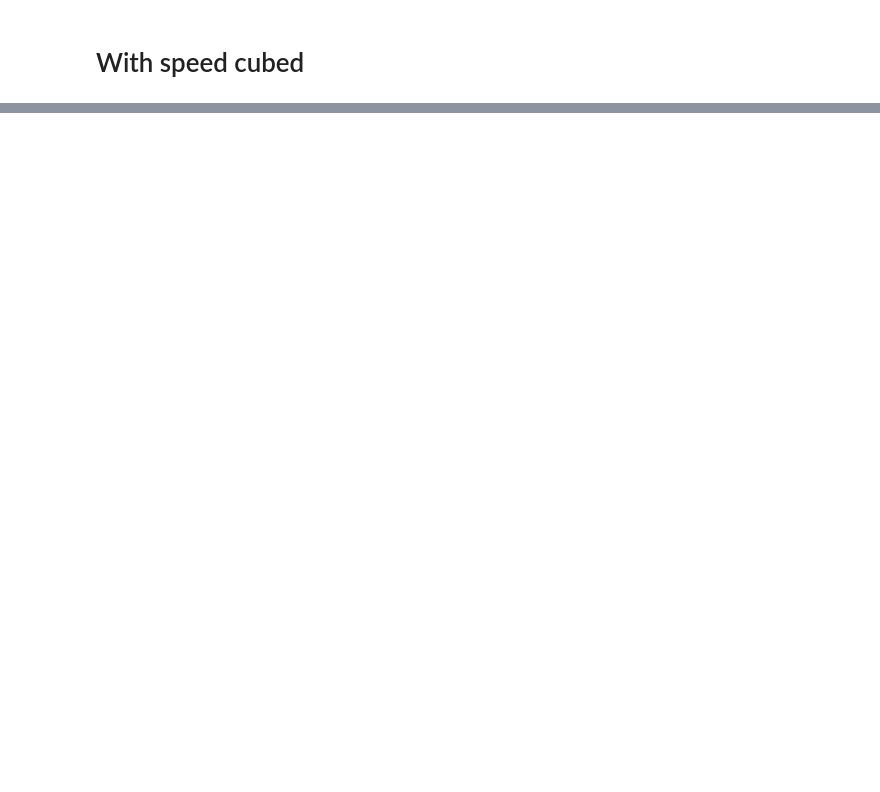
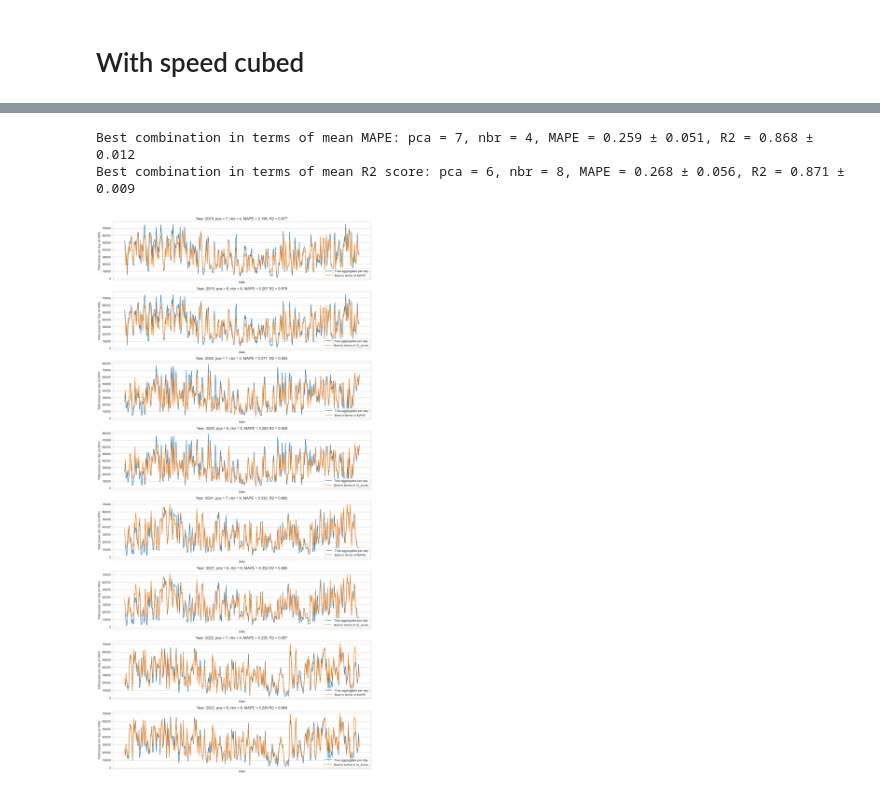
Before and after one commit to AndreaFodor/windPower, a Jupyter notebook: EDA/kNN_cross_validation.ipynb, the cells around one changed output, grey strips where cells are left out. Cells and saved outputs as stored; diff of their text form; code cells hidden in the pictures; blank space fills up the shorter version.

```diff
--- a/EDA/kNN_cross_validation.ipynb
+++ b/EDA/kNN_cross_validation.ipynb
@@ -253,0 +322,24 @@ plt.show()
+# %%
+## For each of the speed row, we modify it to speed cubed multiplied by radius squared
+## We check this because Wind power is theoretically proportional to v^3 and area.
+def multiply_radius_sq(df):
+    new_cols = []
+
+    for i in range(1, 40):
+        spd_col = f'wind_speed_10m_{i}'
+        rad = radius_df[radius_df.labels == i]['radius'].values[0]
+        spd_cubd_rad_sq = (df[spd_col] ** 3)*(rad ** 2)
+
+        new_cols.append(pd.DataFrame({
+            f'{spd_col}_cubd_rad_sq': spd_cubd_rad_sq
+        }))
+
+    # Concatenate all new columns at once
+    df_new = pd.concat([df.drop(columns= [f'wind_speed_10m_{i}' for i in range(1, 40)])] + new_cols, axis=1)
+
+    df_spd_cubd_rad_sq = df_new.copy()  # defragment
+    return df_spd_cubd_rad_sq
+# %%
+df_spd_cubd_rad_sq = multiply_radius_sq(make_direction_to_sin_cos(df))
+# %%
+comb_dic_spd_cubd_rad_sq, preds_comb_spd_cubd_rad_sq, cv_mapes_spd_cubd_rad_sq, cv_r2s_spd_cubd_rad_sq, cv_maes_spd_cubd_rad_sq = pca_nbr_combinations(df_spd_cubd_rad_sq)
@@ -253,0 +364,13 @@ plt.show()
+# %%
+## call find_best_combinations to see the best MAPE and R2 scores and extract the best combinations
+best_MAPE_mean_idx_spd_cubd_rad_sq, best_r2_mean_idx_spd_cubd_rad_sq = find_best_combinations(cv_mapes_spd_cubd_rad_sq,
+                                                                                              cv_r2s_spd_cubd_rad_sq, comb_dic_spd_cubd_rad_sq)
+# %% [output]
+Best combination in terms of mean MAPE: pca = 7, nbr = 4, MAPE = 0.259 ± 0.051, R2 = 0.868 ± 0.012
+Best combination in terms of mean R2 score: pca = 6, nbr = 8, MAPE = 0.268 ± 0.056, R2 = 0.871 ± 0.009
+# %%
+## Optional: call the plotting function
+plot_best_combinations(preds_comb_spd_cubd_rad_sq, best_MAPE_mean_idx_spd_cubd_rad_sq, best_r2_mean_idx_spd_cubd_rad_sq,
+                       cv_mapes_spd_cubd_rad_sq, cv_r2s_spd_cubd_rad_sq, comb_dic_spd_cubd_rad_sq)
+# %% [output]
+[figure, added]
```
Also changed, not shown: parts of 26 cells of this notebook, 1 other file.
